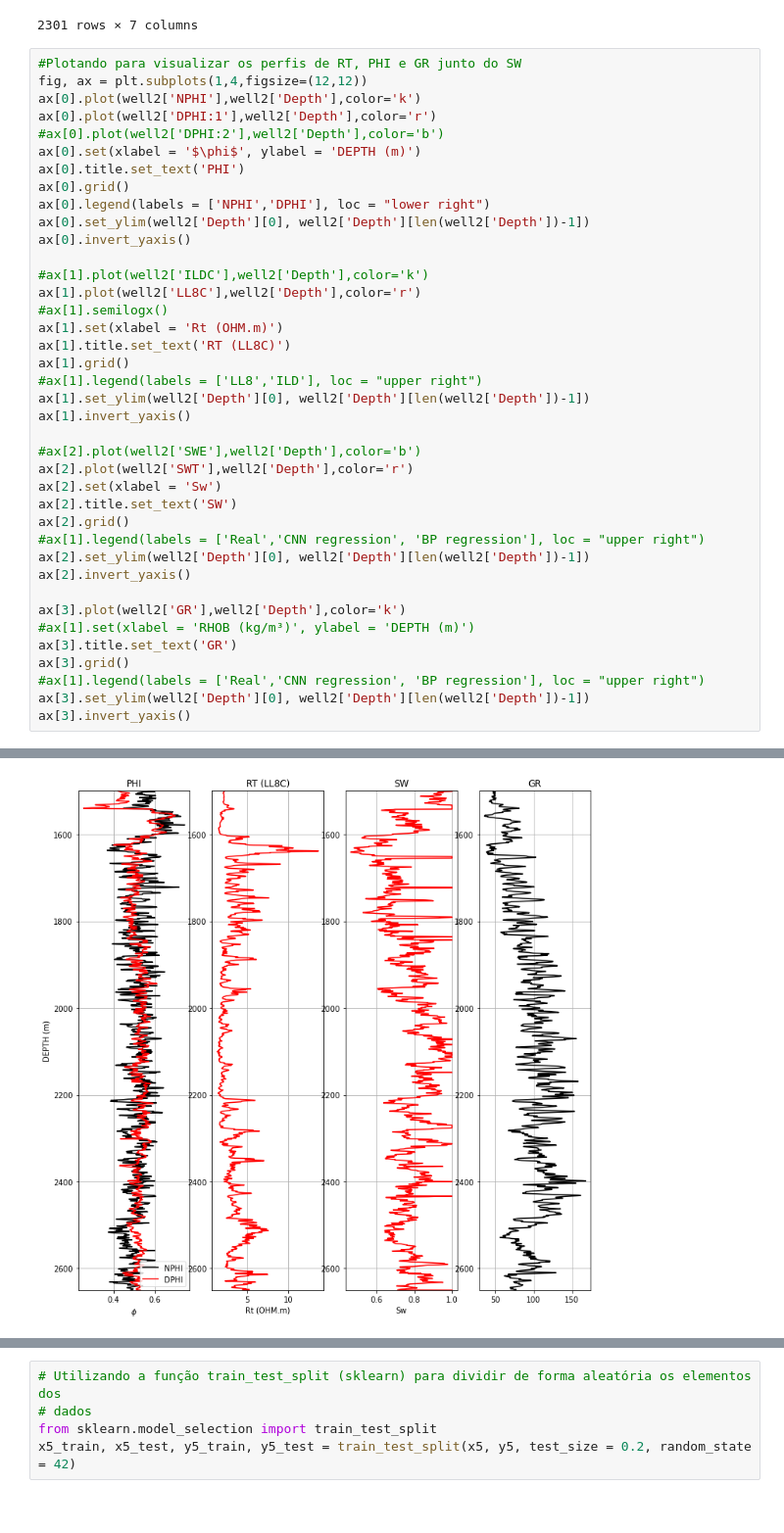
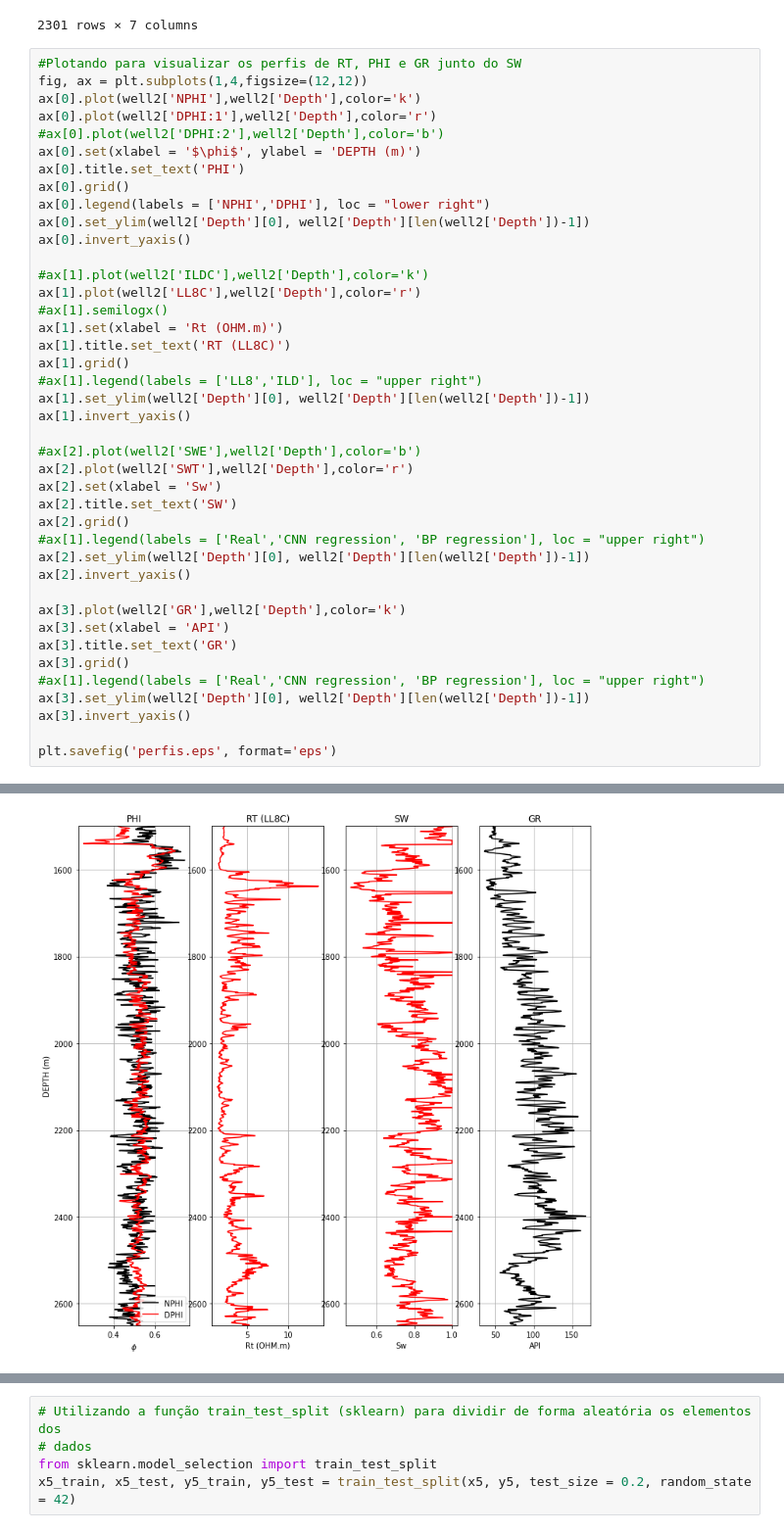
Before and after one commit to horaciosrf/masters_project, a Jupyter notebook: regression_horacio.ipynb, the cells around one changed output, grey strips where cells are left out. Shown: that part at 98% size. Drawn from its saved outputs; the diff is of its cells as text.

```diff
--- a/regression_horacio.ipynb
+++ b/regression_horacio.ipynb
@@ -581,10 +581,12 @@ ax[2].set_ylim(well2['Depth'][0], well2['Depth'][len(well2['Depth'])-1])
 ax[2].invert_yaxis()
 
 ax[3].plot(well2['GR'],well2['Depth'],color='k')
-#ax[1].set(xlabel = 'RHOB (kg/m³)', ylabel = 'DEPTH (m)')
+ax[3].set(xlabel = 'API')
 ax[3].title.set_text('GR')
 ax[3].grid()
 #ax[1].legend(labels = ['Real','CNN regression', 'BP regression'], loc = "upper right")
 ax[3].set_ylim(well2['Depth'][0], well2['Depth'][len(well2['Depth'])-1])
 ax[3].invert_yaxis()
+
+plt.savefig('perfis.eps', format='eps')
 # %% [output]
@@ -591 +595 @@ ax[3].invert_yaxis()
-[figure, old version]
+[figure, new version]
```
Also changed, not shown: parts of 19 cells of this notebook, 7 other files.
